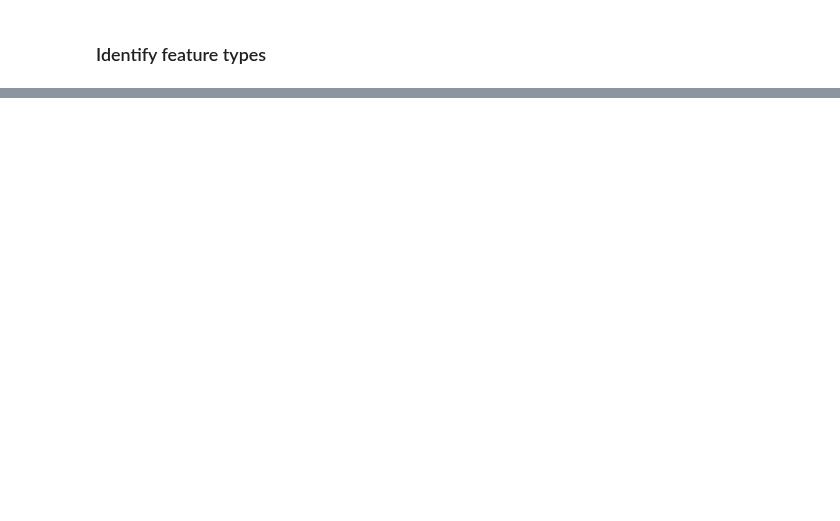
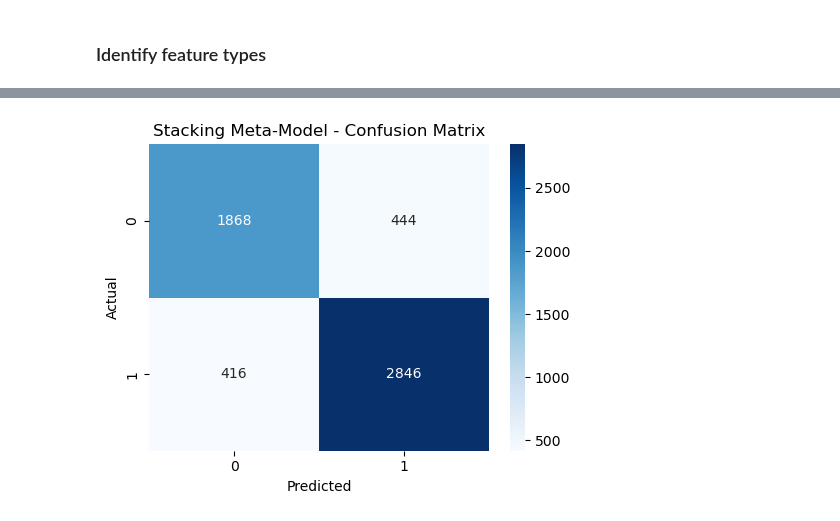
Before and after one commit to rushring/CS_Group07_StudentDepressionDetection, a Jupyter notebook: notebooks/meta_model/meta_model.ipynb, the cells around one changed output, grey strips where cells are left out. Drawn from its saved outputs; the diff is of its cells as text; code cells hidden in the pictures; blank space fills up the shorter version.

Commit message:
Final Meta model + App environmnet

```diff
--- a/notebooks/meta_model/meta_model.ipynb
+++ b/notebooks/meta_model/meta_model.ipynb
@@ -417,0 +190,6 @@ plot_coefficients(lr_model, "Logistic Regression")
+# %%
+meta_model_est = LogisticRegression(
+    max_iter=5000,
+    solver="liblinear",
+    random_state=42
+)
@@ -417,0 +198,9 @@ plot_coefficients(lr_model, "Logistic Regression")
+# %%
+meta_model = StackingClassifier(
+    estimators=base_estimators,
+    final_estimator=meta_model_est,
+    stack_method="predict_proba",
+    passthrough=False,
+    cv=5,
+    n_jobs=1
+)
@@ -417,0 +209,2 @@ plot_coefficients(lr_model, "Logistic Regression")
+# %%
+meta_model.fit(X_train, y_train)
@@ -417,0 +231,10 @@ plot_coefficients(lr_model, "Logistic Regression")
+# %%
+y_pred = meta_model.predict(X_test)
+y_prob = meta_model.predict_proba(X_test)[:, 1]
+
+
+print("=========== META-MODEL RESULTS ===========")
+print("Train Accuracy:", meta_model.score(X_train, y_train))
+print("Test Accuracy :", accuracy_score(y_test, y_pred))
+print(f"ROC-AUC   : ",roc_auc_score(y_test, y_prob))
+print("Classification Report:\n", classification_report(y_test, y_pred))
@@ -417,0 +255,12 @@ plot_coefficients(lr_model, "Logistic Regression")
+# %%
+# Confusion matrix
+cm = confusion_matrix(y_test, y_pred)
+plt.figure(figsize=(5, 4))
+sns.heatmap(cm, annot=True, fmt="d", cmap="Blues")
+plt.title("Stacking Meta-Model - Confusion Matrix")
+plt.xlabel("Predicted")
+plt.ylabel("Actual")
+plt.tight_layout()
+plt.show()
+# %% [output]
+[figure, added]
```
Also changed, not shown: parts of 81 cells of this notebook, 14 other files.
